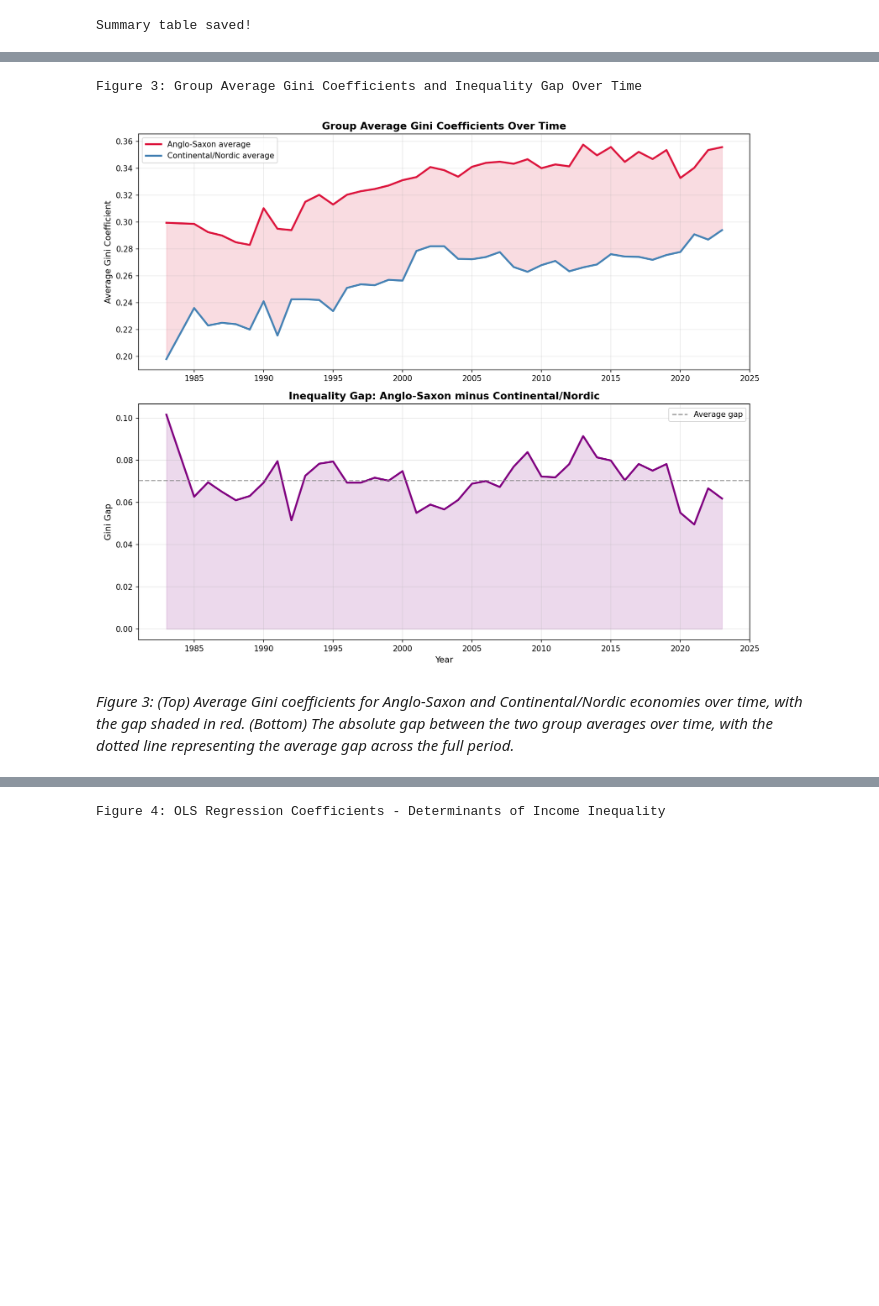
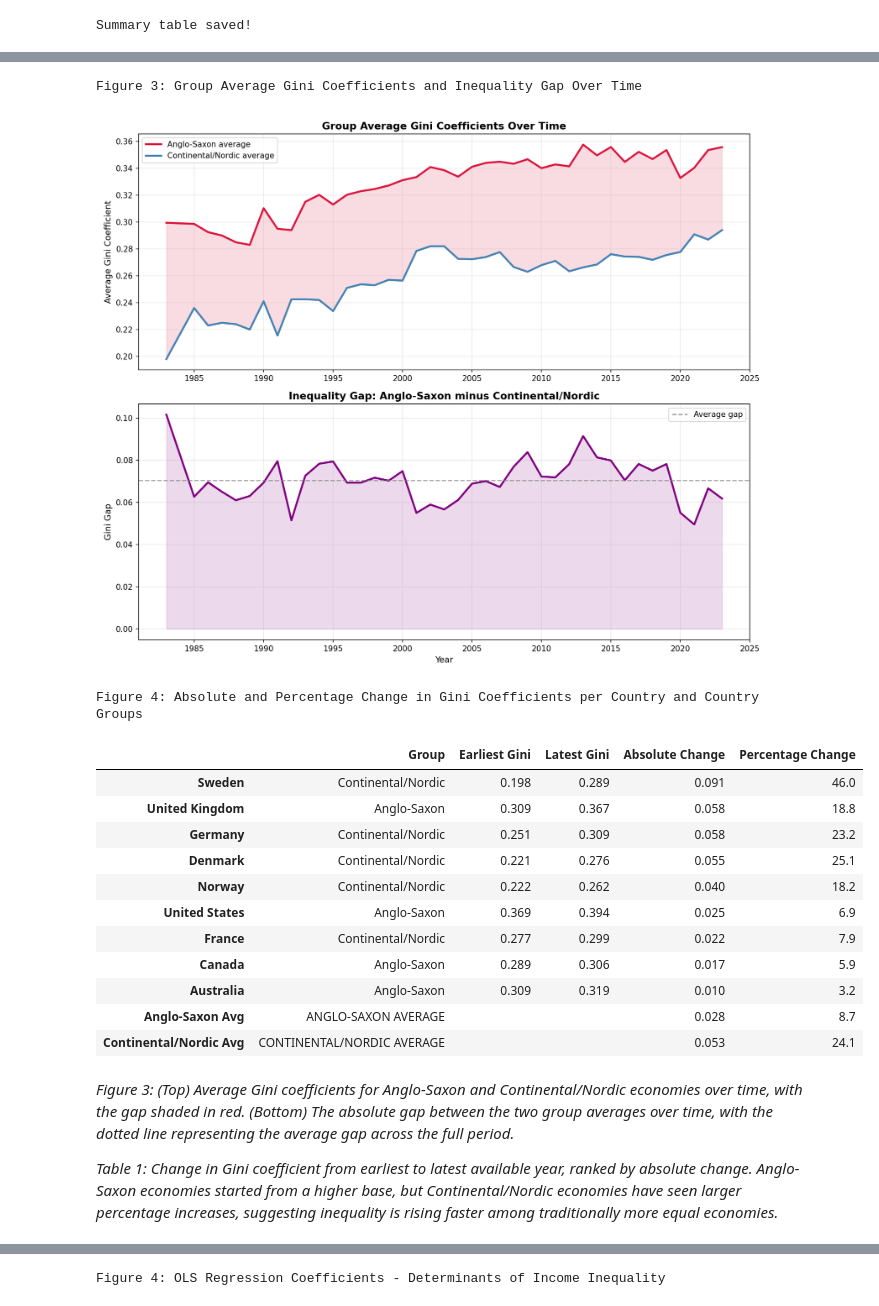
Before and after one commit to GeorgeKingham/Anglo-Saxon-Inequality, a Jupyter notebook: notebooks/Blog.ipynb, the cells around one changed output, grey strips where cells are left out. Cells and saved outputs as stored; diff of their text form; code cells hidden in the pictures; blank space fills up the shorter version.

```diff
--- a/notebooks/Blog.ipynb
+++ b/notebooks/Blog.ipynb
@@ -627,13 +798,33 @@ Equally interesting is the trajectory of the Nordic economies. Sweden and Denmar
 # %%
 from IPython.display import Image, display
 
 print("Figure 3: Group Average Gini Coefficients and Inequality Gap Over Time")
 display(Image('../output/figures/gini_gap.png', width=800))
+
+from IPython.display import display
+
+print("Figure 4: Absolute and Percentage Change in Gini Coefficients per Country and Country Groups")
+display(combined)
 # %% [output]
 Figure 3: Group Average Gini Coefficients and Inequality Gap Over Time
 [figure]
+Figure 4: Absolute and Percentage Change in Gini Coefficients per Country and Country Groups
+|  | Group | Earliest Gini | Latest Gini | Absolute Change | Percentage Change |
+| Sweden | Continental/Nordic | 0.198 | 0.289 | 0.091 | 46.0 |
+| United Kingdom | Anglo-Saxon | 0.309 | 0.367 | 0.058 | 18.8 |
+| Germany | Continental/Nordic | 0.251 | 0.309 | 0.058 | 23.2 |
+| Denmark | Continental/Nordic | 0.221 | 0.276 | 0.055 | 25.1 |
+| Norway | Continental/Nordic | 0.222 | 0.262 | 0.040 | 18.2 |
+| United States | Anglo-Saxon | 0.369 | 0.394 | 0.025 | 6.9 |
+| France | Continental/Nordic | 0.277 | 0.299 | 0.022 | 7.9 |
+| Canada | Anglo-Saxon | 0.289 | 0.306 | 0.017 | 5.9 |
+| Australia | Anglo-Saxon | 0.309 | 0.319 | 0.010 | 3.2 |
+| Anglo-Saxon Avg | ANGLO-SAXON AVERAGE |  |  | 0.028 | 8.7 |
+| Continental/Nordic Avg | CONTINENTAL/NORDIC AVERAGE |  |  | 0.053 | 24.1 |
 # %% [markdown]
 *Figure 3: (Top) Average Gini coefficients for Anglo-Saxon and Continental/Nordic economies over time, with the gap shaded in red. (Bottom) The absolute gap between the two group averages over time, with the dotted line representing the average gap across the full period.*
+
+*Table 1: Change in Gini coefficient from earliest to latest available year, ranked by absolute change. Anglo-Saxon economies started from a higher base, but Continental/Nordic economies have seen larger percentage increases, suggesting inequality is rising faster among traditionally more equal economies.*
 # %% [markdown]
 ## What Drives the Anglo-Saxon Exception?
 
```
Also changed, not shown: parts of 13 cells of this notebook, 1 other file.
